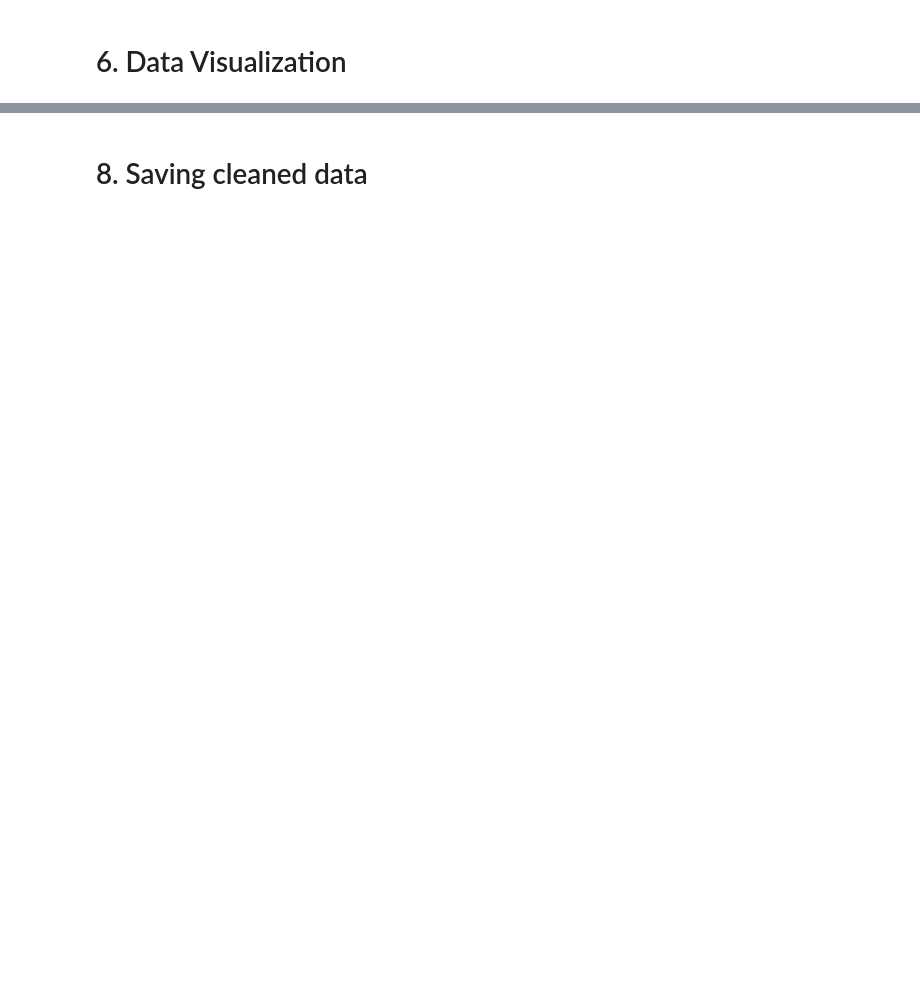
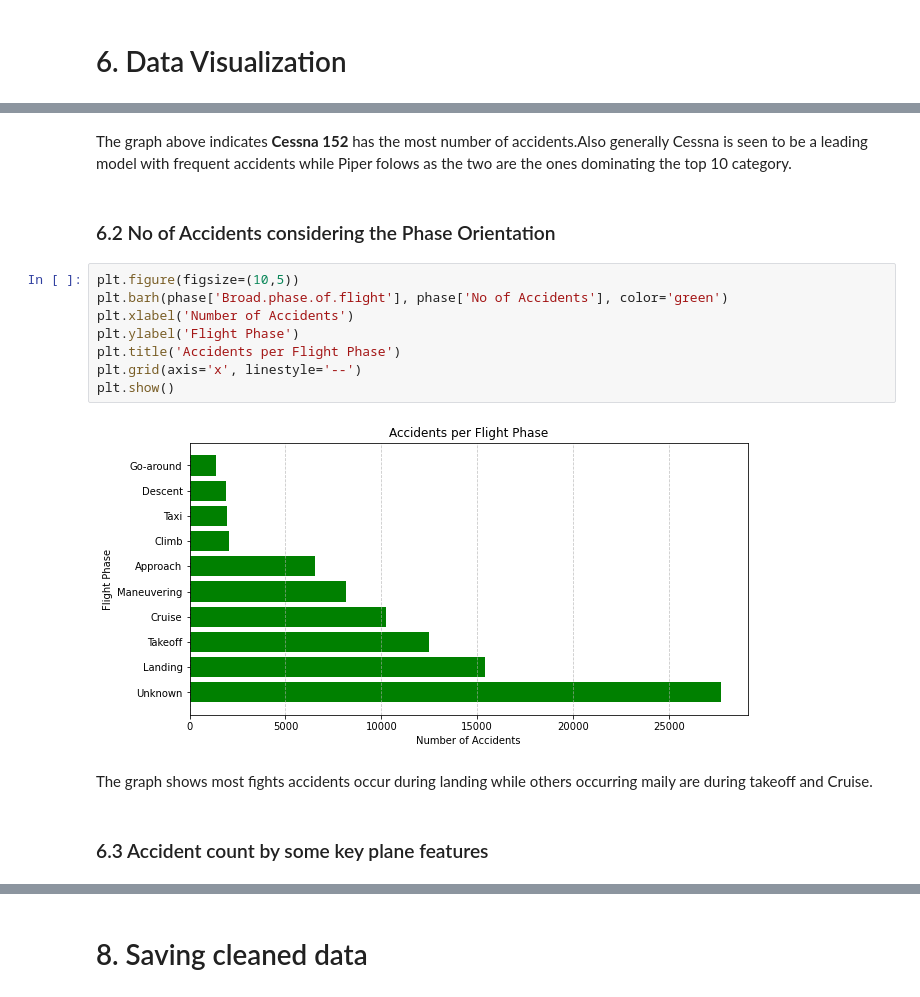
Before and after one commit to Muthonikiboi/Risk-Analysis-for-Safe-Aircraft-Investment, a Jupyter notebook: index.ipynb, the cells around one changed output, grey strips where cells are left out. Drawn from its saved outputs; the diff is of its cells as text; blank space fills up the shorter version.

```diff
--- a/index.ipynb
+++ b/index.ipynb
@@ -345,0 +397,18 @@ weather
+# %% [markdown]
+The graph above indicates **Cessna 152** has the most number of accidents.Also generally Cessna is seen to be a leading model with frequent accidents while Piper folows as the two are the ones dominating the top 10 category.
+# %% [markdown]
+### 6.2 No of Accidents considering the Phase Orientation
+# %%
+plt.figure(figsize=(10,5))
+plt.barh(phase['Broad.phase.of.flight'], phase['No of Accidents'], color='green')
+plt.xlabel('Number of Accidents')
+plt.ylabel('Flight Phase')
+plt.title('Accidents per Flight Phase')
+plt.grid(axis='x', linestyle='--')
+plt.show()
+# %% [output]
+[figure, added]
+# %% [markdown]
+The graph shows most fights accidents occur during landing while others occurring maily are during takeoff and Cruise.
+# %% [markdown]
+### 6.3 Accident count by some key plane features
```
Also changed, not shown: parts of 28 cells of this notebook, 2 other files.
